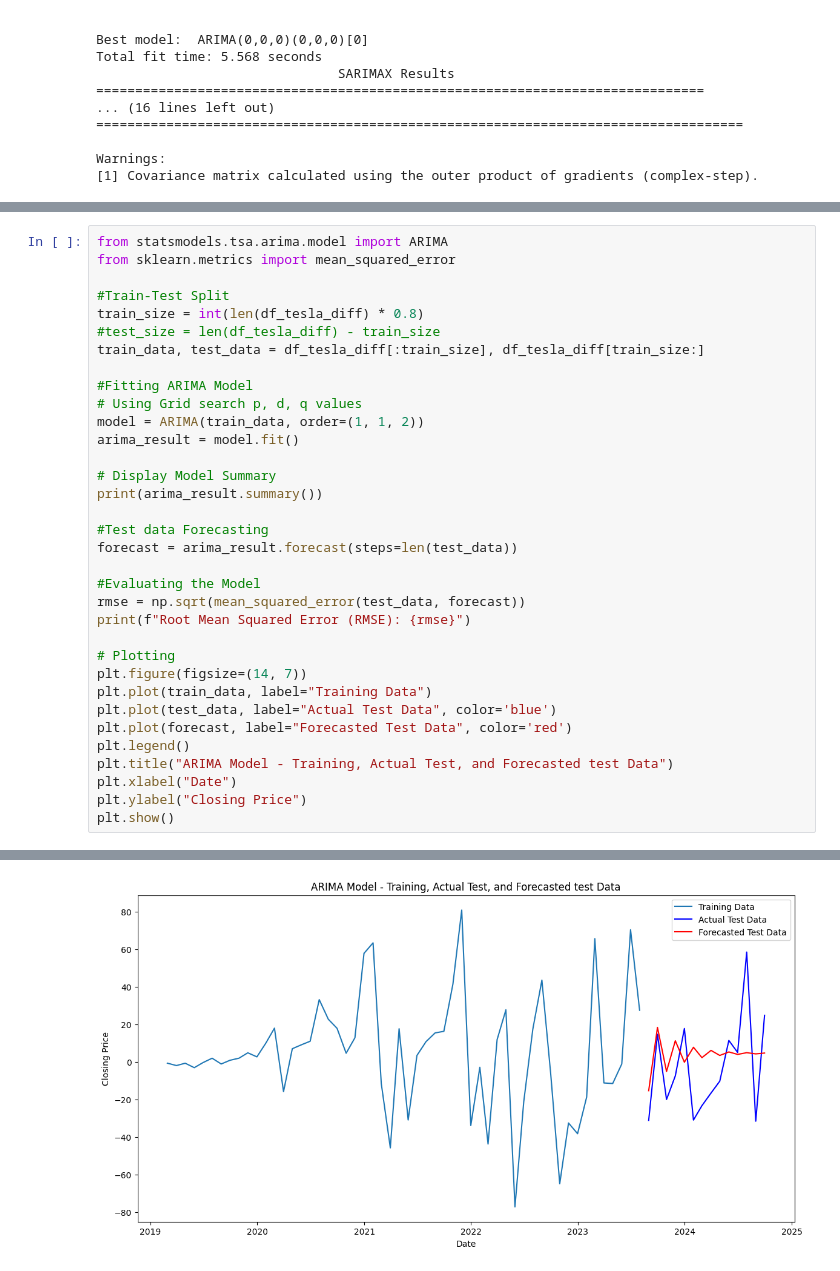
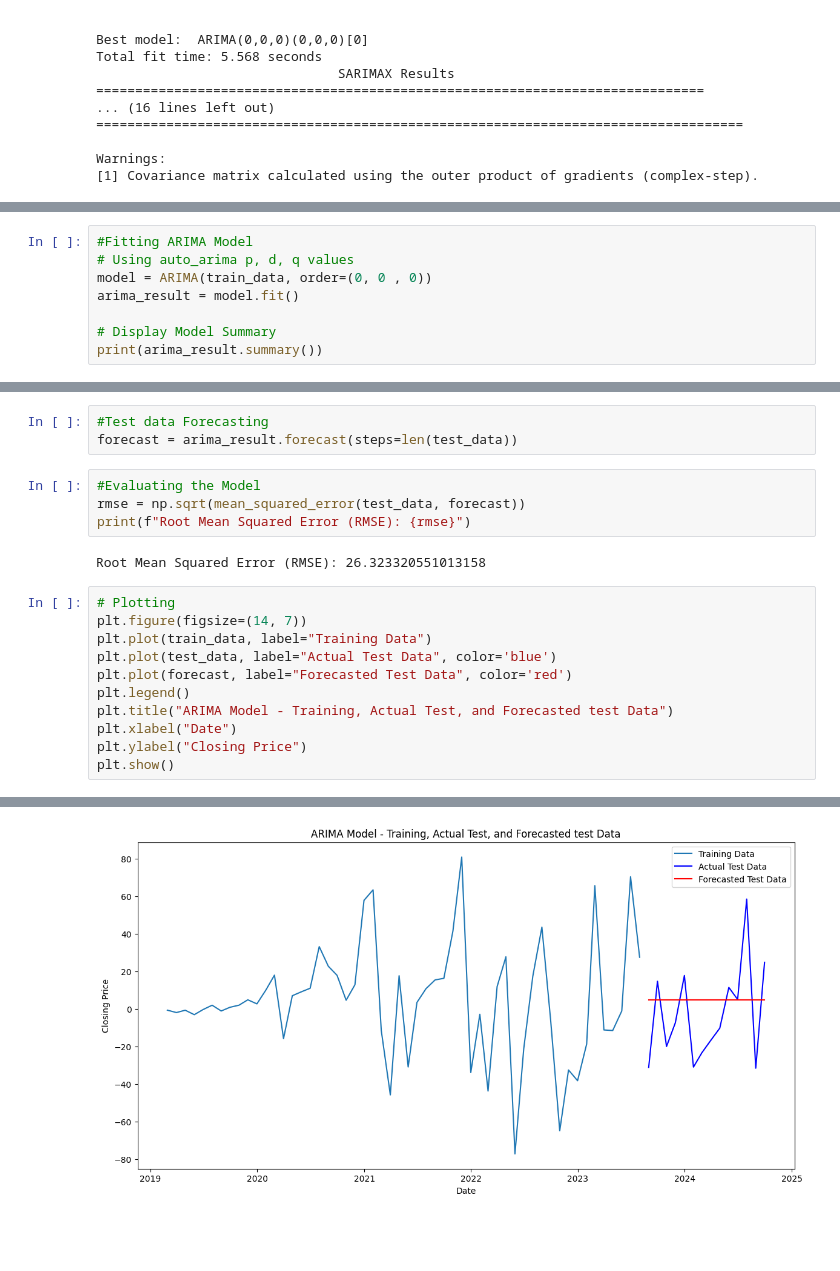
Before and after one commit to GaneshRaja01/Data-Science-Final-Project, a Jupyter notebook: ARIMA.ipynb, the cells around one changed output, grey strips where cells are left out. Cells and saved outputs as stored; diff of their text form; blank space fills up the shorter version.

Commit message:
Used auto_arima parameter

```diff
--- a/ARIMA.ipynb
+++ b/ARIMA.ipynb
@@ -304,0 +262,8 @@ Best ARIMA parameters: (1, 1, 2) with AIC: 653.1084512525734
+# %%
+#Fitting ARIMA Model
+# Using auto_arima p, d, q values
+model = ARIMA(train_data, order=(0, 0 , 0))
+arima_result = model.fit()
+
+# Display Model Summary
+print(arima_result.summary())
@@ -305,27 +288,13 @@ Best ARIMA parameters: (1, 1, 2) with AIC: 653.1084512525734
+# %%
+#Test data Forecasting
+forecast = arima_result.forecast(steps=len(test_data))
+# %%
+#Evaluating the Model
+rmse = np.sqrt(mean_squared_error(test_data, forecast))
+print(f"Root Mean Squared Error (RMSE): {rmse}")
+# %% [output]
+Root Mean Squared Error (RMSE): 26.323320551013158
 # %%
-from statsmodels.tsa.arima.model import ARIMA
-from sklearn.metrics import mean_squared_error
-
-#Train-Test Split
-train_size = int(len(df_tesla_diff) * 0.8)
-#test_size = len(df_tesla_diff) - train_size
-train_data, test_data = df_tesla_diff[:train_size], df_tesla_diff[train_size:]
-
-#Fitting ARIMA Model
-# Using Grid search p, d, q values
-model = ARIMA(train_data, order=(1, 1, 2))
-arima_result = model.fit()
-
-# Display Model Summary
-print(arima_result.summary())
-
-#Test data Forecasting
-forecast = arima_result.forecast(steps=len(test_data))
-
-#Evaluating the Model
-rmse = np.sqrt(mean_squared_error(test_data, forecast))
-print(f"Root Mean Squared Error (RMSE): {rmse}")
-
 # Plotting
 plt.figure(figsize=(14, 7))
 plt.plot(train_data, label="Training Data")
@@ -357 +309 @@ Root Mean Squared Error (RMSE): 24.79247021656287
-[figure, old version]
+[figure, new version]
```
Also changed, not shown: parts of 6 cells of this notebook.
